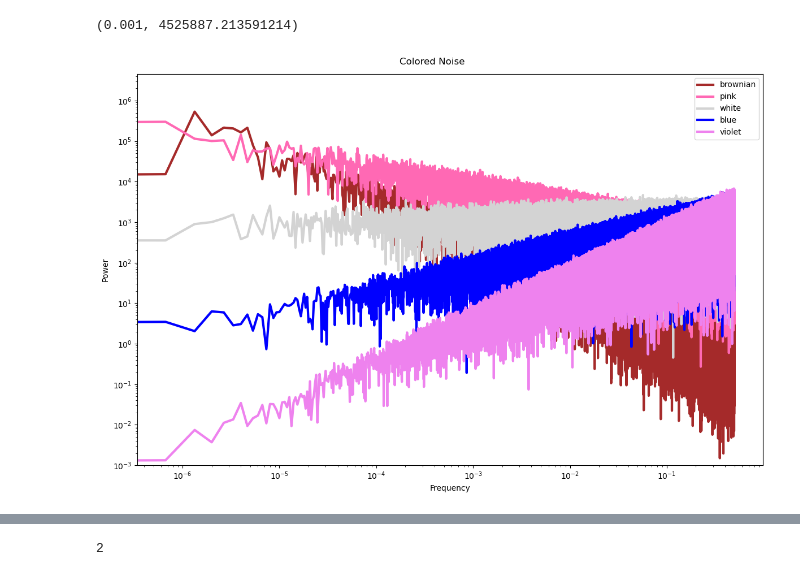
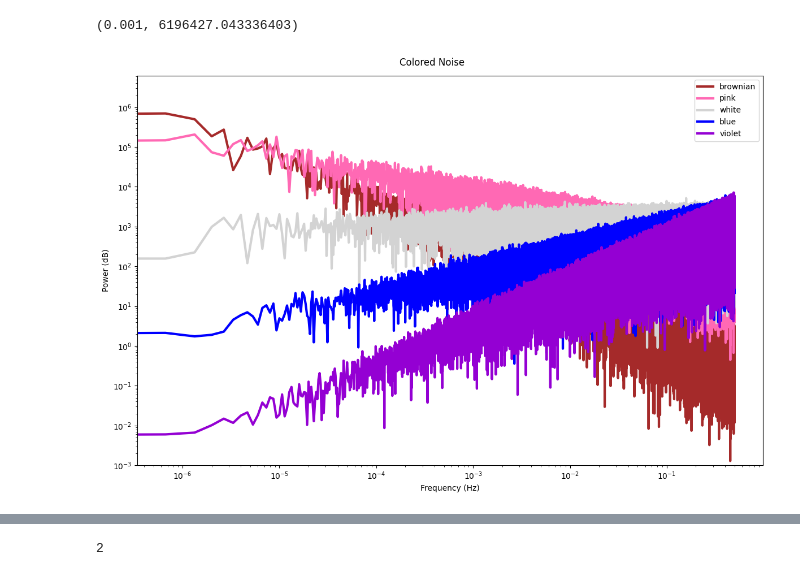
Before and after one commit to alexmarmaliuk/Space_Weather_Project, a Jupyter notebook: drafts/noises.ipynb, the cells around one changed output, grey strips where cells are left out. Cells and saved outputs as stored; diff of their text form; code cells hidden in the pictures.

```diff
--- a/drafts/noises.ipynb
+++ b/drafts/noises.ipynb
@@ -38,15 +38,15 @@ def pink_noise(f):
 # %%
 # plt.style.use('dark_background')
 plt.figure(figsize=(12, 8), tight_layout=True)
 for G, c in zip(
         [brownian_noise, pink_noise, white_noise, blue_noise, violet_noise],
-        ['brown', 'hotpink', 'lightgray', 'blue', 'violet']):
-    plot_spectrum(G(30*50_000)).set(color=c, linewidth=3)
+        ['brown', 'hotpink', 'lightgray', 'blue', 'darkviolet']):
+    plot_spectrum(G(30*50000)).set(color=c, linewidth=3)
 plt.legend(['brownian', 'pink', 'white', 'blue', 'violet'])
 plt.suptitle("Colored Noise")
-plt.xlabel('Frequency')
-plt.ylabel('Power')
+plt.xlabel('Frequency (Hz)')
+plt.ylabel('Power (dB)')
 plt.ylim([1e-3, None])
 # %% [output]
-(0.001, 4525887.213591214)
+(0.001, 6196427.043336403)
-[figure, old version]
+[figure, new version]
```
Also changed, not shown: parts of 2 cells of this notebook, 20 other files.
